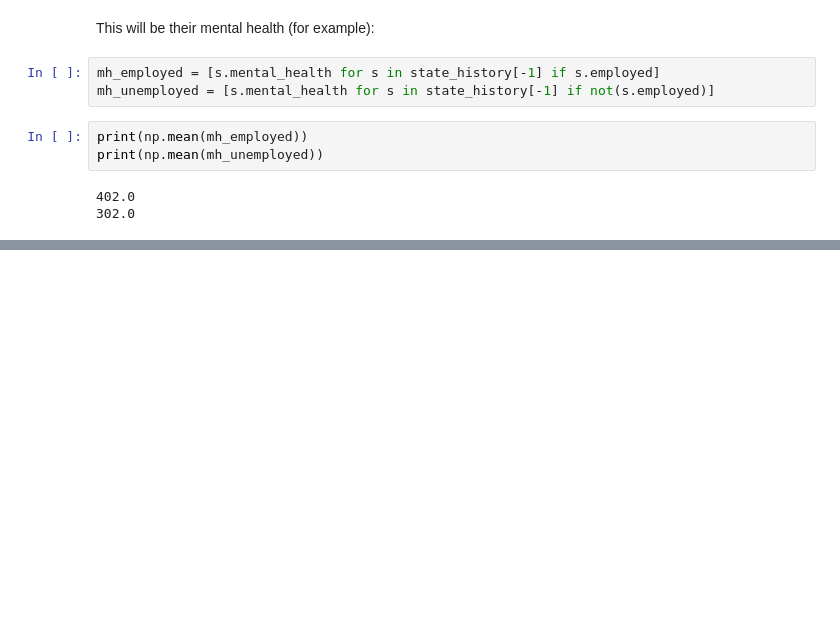
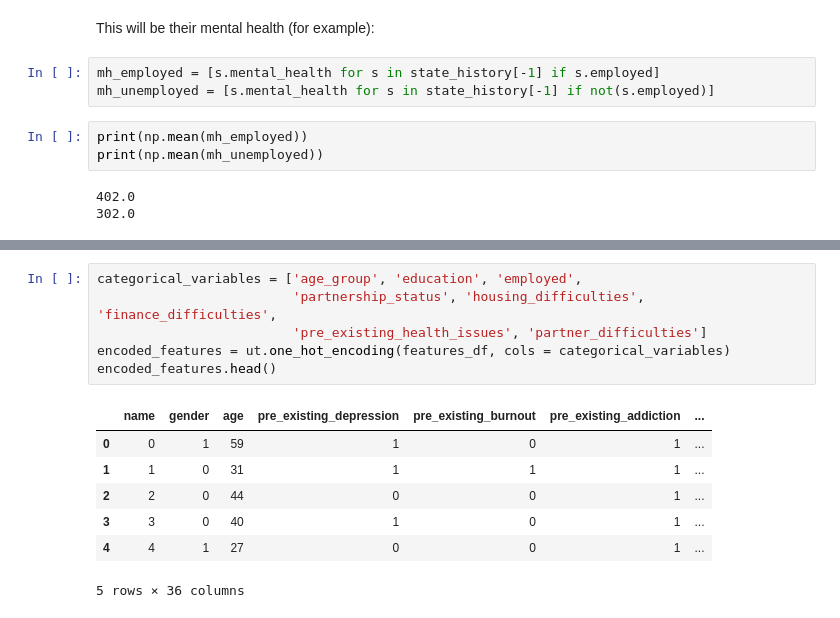
Before and after one commit to covid19ABM/comma, a Jupyter notebook: examples/tutorial.ipynb, the cells around one changed output, grey strips where cells are left out. Drawn from its saved outputs; the diff is of its cells as text; blank space fills up the shorter version.

```diff
--- a/examples/tutorial.ipynb
+++ b/examples/tutorial.ipynb
@@ -116,0 +146,14 @@ print(np.mean(mh_unemployed))
+# %%
+categorical_variables = ['age_group', 'education', 'employed',
+                         'partnership_status', 'housing_difficulties', 'finance_difficulties',
+                         'pre_existing_health_issues', 'partner_difficulties']
+encoded_features = ut.one_hot_encoding(features_df, cols = categorical_variables)
+encoded_features.head()
+# %% [output]
+|  | name | gender | age | pre_existing_depression | pre_existing_burnout | pre_existing_addiction | ... |
+| 0 | 0 | 1 | 59 | 1 | 0 | 1 | ... |
+| 1 | 1 | 0 | 31 | 1 | 1 | 1 | ... |
+| 2 | 2 | 0 | 44 | 0 | 0 | 1 | ... |
+| 3 | 3 | 0 | 40 | 1 | 0 | 1 | ... |
+| 4 | 4 | 1 | 27 | 0 | 0 | 1 | ... |
+5 rows × 36 columns
```
Also changed, not shown: parts of 19 cells of this notebook.
